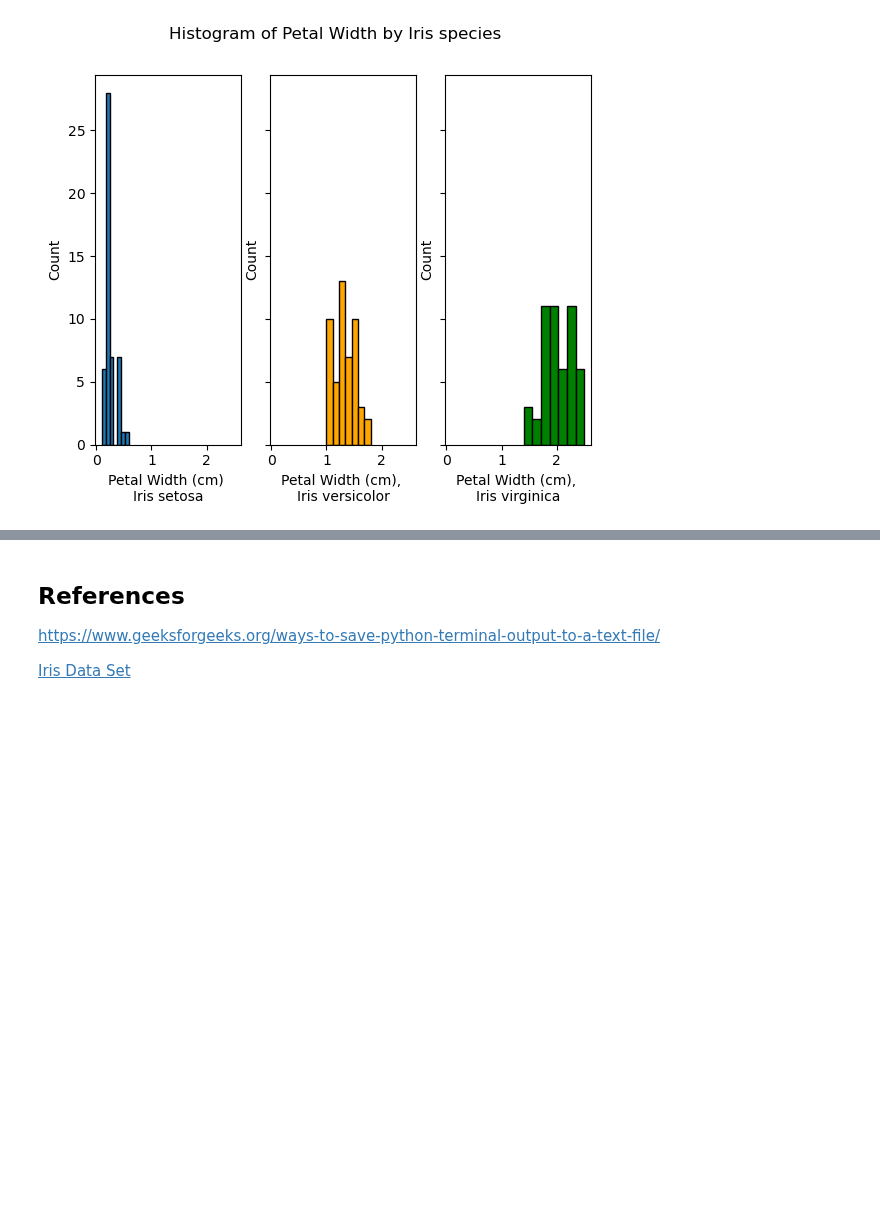
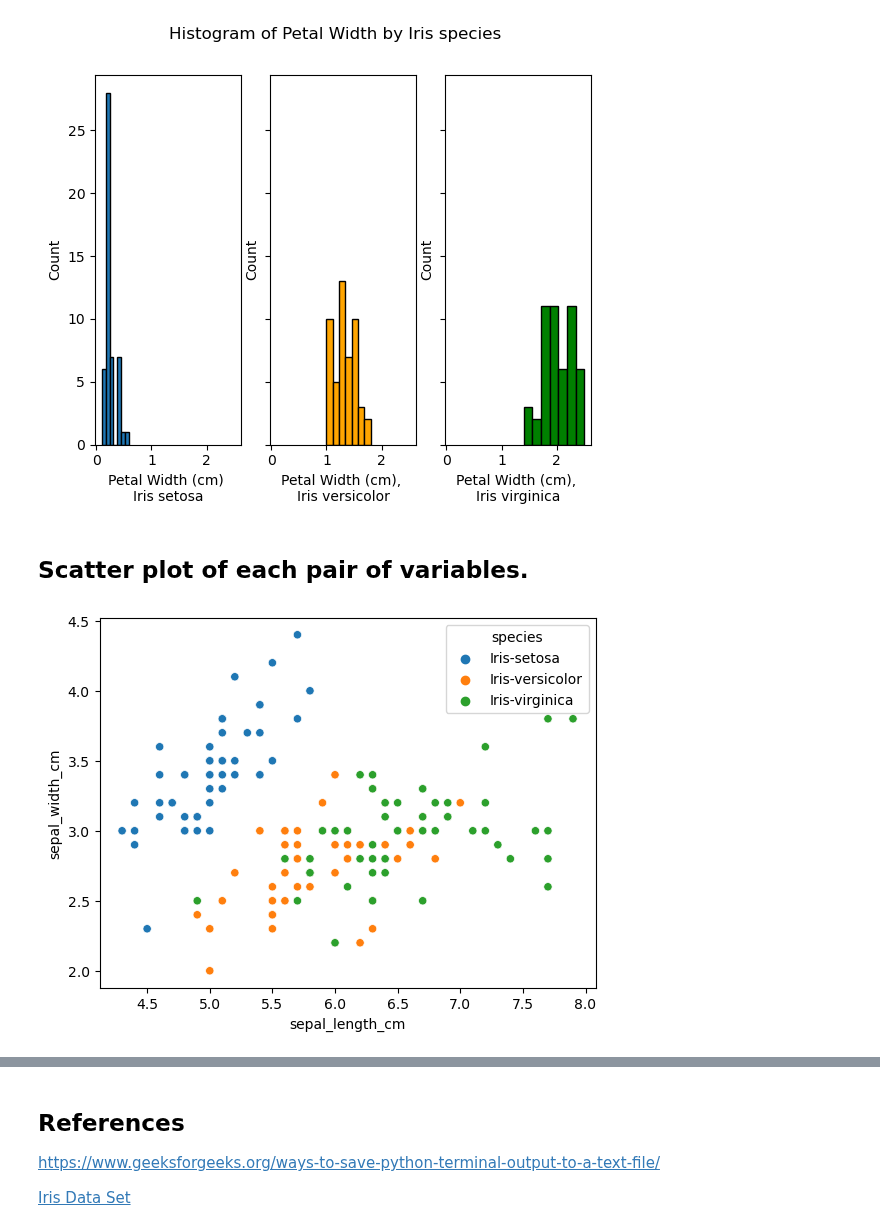
Before and after one commit to IreneKilgannon/pands-project, a Jupyter notebook: analysis.ipynb, the cells around one changed output, grey strips where cells are left out. Cells and saved outputs as stored; diff of their text form; code cells hidden in the pictures; blank space fills up the shorter version.

Commit message:
scatter plots

```diff
--- a/analysis.ipynb
+++ b/analysis.ipynb
@@ -266,3 +266,10 @@ fig.suptitle('Histogram of Petal Width by Iris species')
 plt.show()
 # %% [output]
 [figure]
+# %% [markdown]
+## Scatter plot of each pair of variables.
+# %%
+sns.scatterplot(data = iris, x = 'sepal_length_cm', y = 'sepal_width_cm', hue = 'species')
+plt.show()
+# %% [output]
+[figure, added]
```
Also changed, not shown: parts of 6 cells of this notebook.
